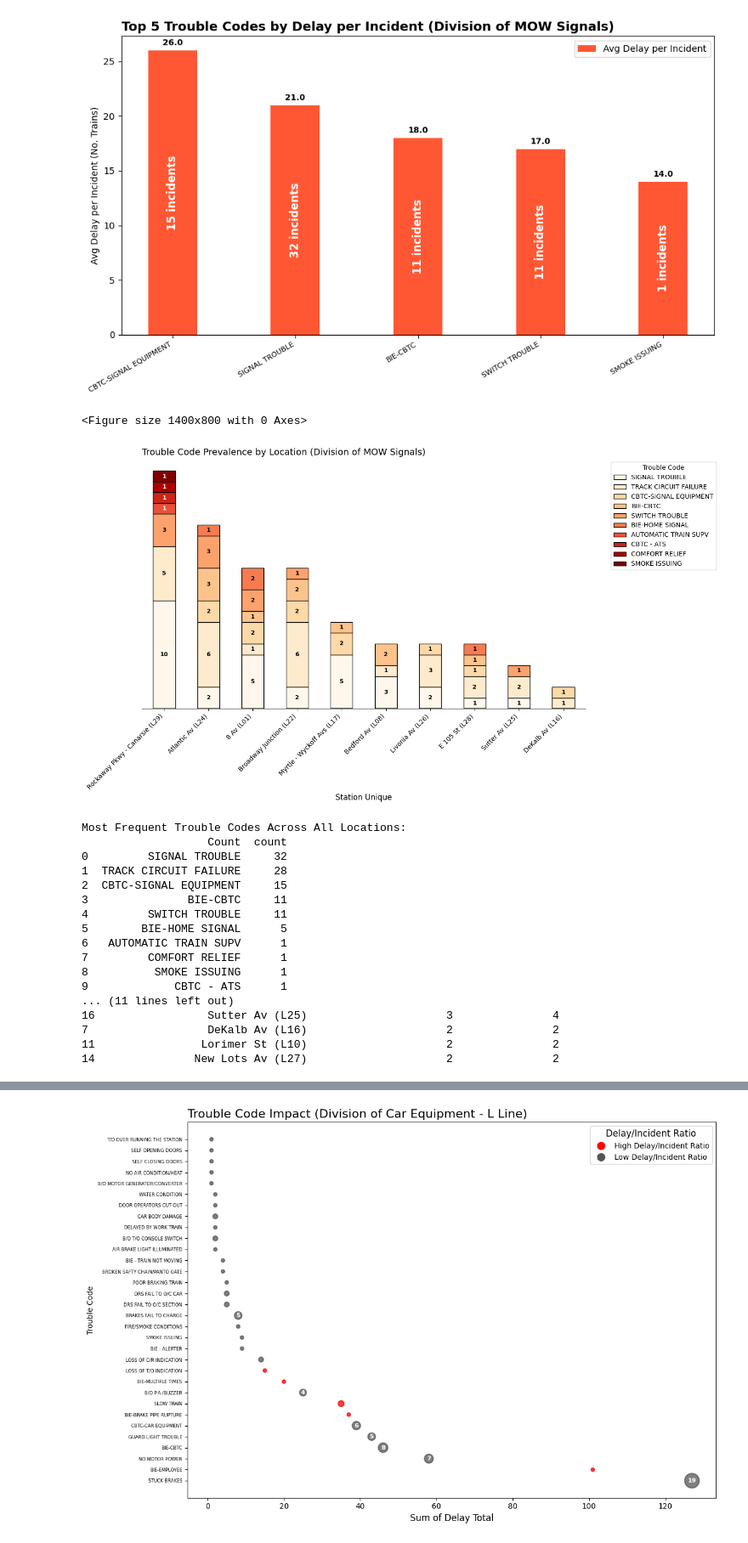
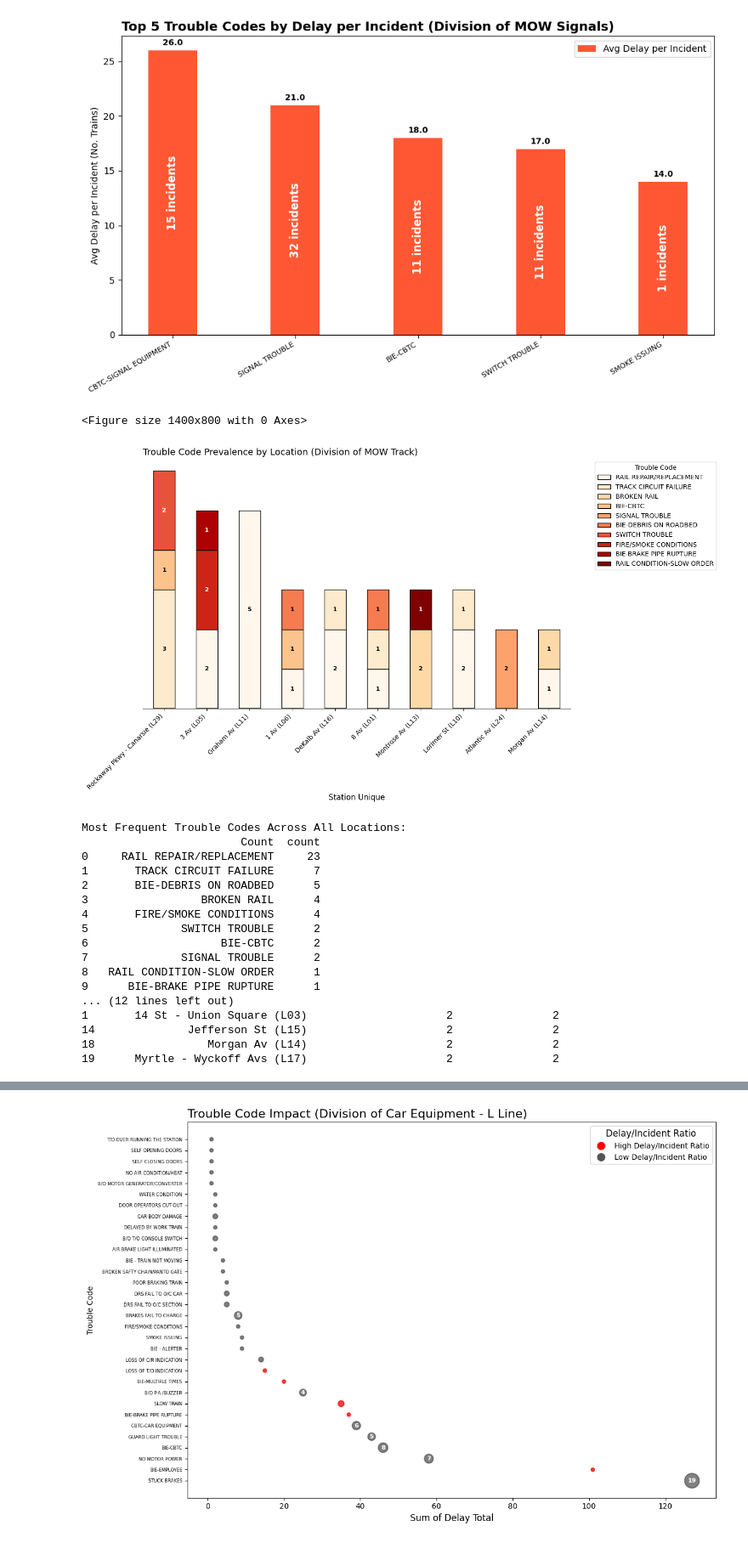
Before and after one commit to hawa1983/SD, a Jupyter notebook: 2024_L_Line_Review.ipynb, the cells around one changed output, grey strips where cells are left out. Shown at 85% size. Drawn from its saved outputs; the diff is of its cells as text; code cells hidden in the pictures.

```diff
--- a/2024_L_Line_Review.ipynb
+++ b/2024_L_Line_Review.ipynb
@@ -1135,7 +1182,7 @@ import matplotlib.colors as mcolors
 # === Parameters ===
 train_line = "L"
 schedule_rollup = "Weekday"
-charge_department = 'Division of MOW Signals'
+charge_department = 'Division of MOW Track'
 
 # === 1) Filter Relevant Data ===
 filtered_data = data[
@@ -1204,48 +1251,48 @@ code_counts = (
     .reset_index()
     .rename(columns={'index': 'Trouble Code', 'Trouble Code': 'Count'})
 )
 print("\nMost Frequent Trouble Codes Across All Locations:")
 print(code_counts)
 
 # === 6) Debug Output – Hot Spot Detection ===
 trouble_by_station = (
     filtered_data.groupby('Station Unique')['Trouble Code']
     .nunique()
     .reset_index()
     .rename(columns={'Trouble Code': 'Unique Trouble Codes'})
 )
 
 total_troubles = (
     filtered_data.groupby('Station Unique')
     .size()
     .reset_index(name='Total Troubles')
 )
 
 hotspots = pd.merge(trouble_by_station, total_troubles, on='Station Unique')
 
 hotspots_filtered = hotspots[
     (hotspots['Unique Trouble Codes'] >= 2) | (hotspots['Total Troubles'] >= 3)
 ].sort_values(by='Total Troubles', ascending=False)
 
 print("\nHot Spots (Stations with Multiple or High-Impact Trouble Codes):")
 print(hotspots_filtered)
 # %% [output]
 <Figure size 1400x800 with 0 Axes>
-[figure, old version]
+[figure, new version]
 Most Frequent Trouble Codes Across All Locations:
-                   Count  count
-0         SIGNAL TROUBLE     32
-1  TRACK CIRCUIT FAILURE     28
-2  CBTC-SIGNAL EQUIPMENT     15
-3               BIE-CBTC     11
-4         SWITCH TROUBLE     11
-5        BIE-HOME SIGNAL      5
-6   AUTOMATIC TRAIN SUPV      1
-7         COMFORT RELIEF      1
-8          SMOKE ISSUING      1
-9             CBTC - ATS      1
-... (11 lines left out)
-16                 Sutter Av (L25)                     3               4
-7                  DeKalb Av (L16)                     2               2
-11                Lorimer St (L10)                     2               2
-14               New Lots Av (L27)                     2               2
+                        Count  count
+0     RAIL REPAIR/REPLACEMENT     23
+1       TRACK CIRCUIT FAILURE      7
+2       BIE-DEBRIS ON ROADBED      5
+3                 BROKEN RAIL      4
+4       FIRE/SMOKE CONDITIONS      4
+5              SWITCH TROUBLE      2
+6                    BIE-CBTC      2
+7              SIGNAL TROUBLE      2
+8   RAIL CONDITION-SLOW ORDER      1
+9      BIE-BRAKE PIPE RUPTURE      1
+... (12 lines left out)
+1       14 St - Union Square (L03)                     2               2
+14              Jefferson St (L15)                     2               2
+18                 Morgan Av (L14)                     2               2
+19      Myrtle - Wyckoff Avs (L17)                     2               2
```
Also changed, not shown: parts of 91 cells of this notebook.
